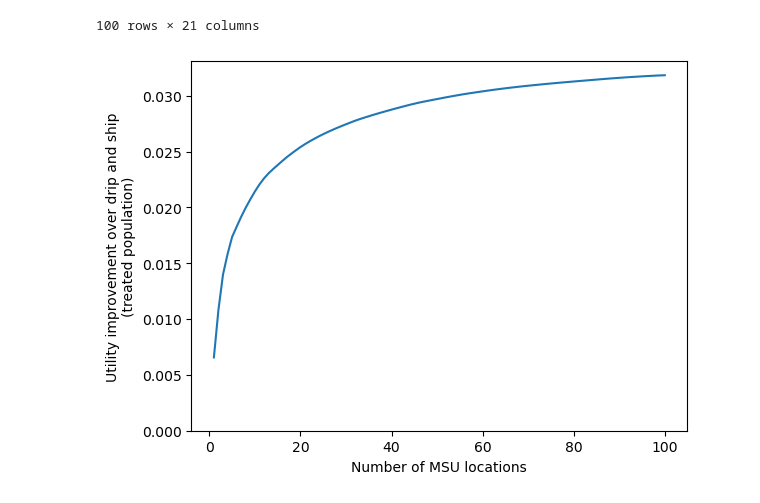
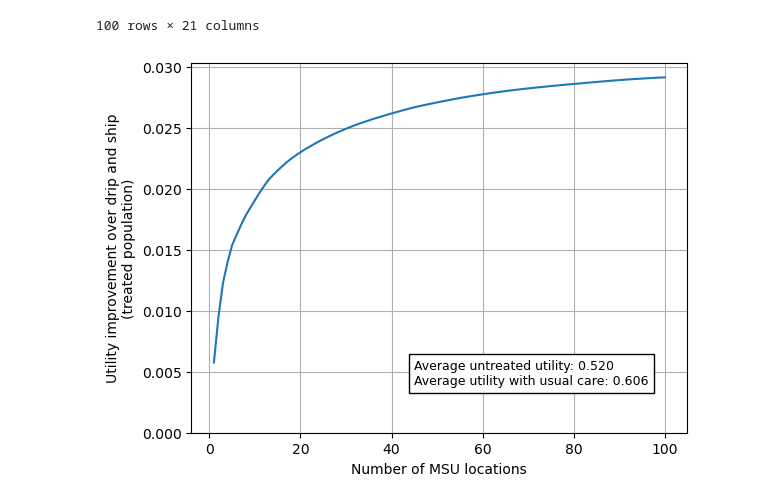
Before and after one commit to stroke-modelling/muster2, a Jupyter notebook: greedy_msu_selection.ipynb, the cells around one changed output. Drawn from its saved outputs; the diff is of its cells as text; code cells hidden in the pictures.

Commit message:
Update charts

```diff
--- a/greedy_msu_selection.ipynb
+++ b/greedy_msu_selection.ipynb
@@ -16,7 +16,7 @@ import warnings
 warnings.filterwarnings("ignore")
 # %%
 # Proportion of treated patients that are LVO
-prop_lvo = 0.40
+prop_lvo = 0.30
 
 # Maximum number of hospitals to select
 max_hospitals = 100
@@ -256,13 +256,21 @@ greedy_results
 # %%
 fig = plt.figure()
 ax = fig.add_subplot(111)
 x = np.arange(len(greedy_results)) + 1
 y = greedy_results['MSU advantage']
 ax.plot(x, y, '-')
 ax.set_xlabel('Number of MSU locations')
 ax.set_ylabel('Utility improvement over drip and ship\n(treated population)')
 ax.set_ylim(0)
+ax.grid()
+
+txt = f'Average untreated utility: {untreated_utility:0.3f}' + '\n' + \
+    f'Average utility with usual care: {average_utility_drip_ship:0.3f}'
+
+plt.text(45, 0.006, txt, fontsize=9, color='black', ha='left', va='top', wrap=True,
+         bbox=dict(facecolor='white', edgecolor='black', alpha=1.0))
+plt.savefig('output/msu_advantages_greedy.png', dpi=300)
 
 plt.show()
 # %% [output]
-[figure, old version]
+[figure, new version]
```
Also changed, not shown: parts of 2 cells of this notebook, 3 other files.
